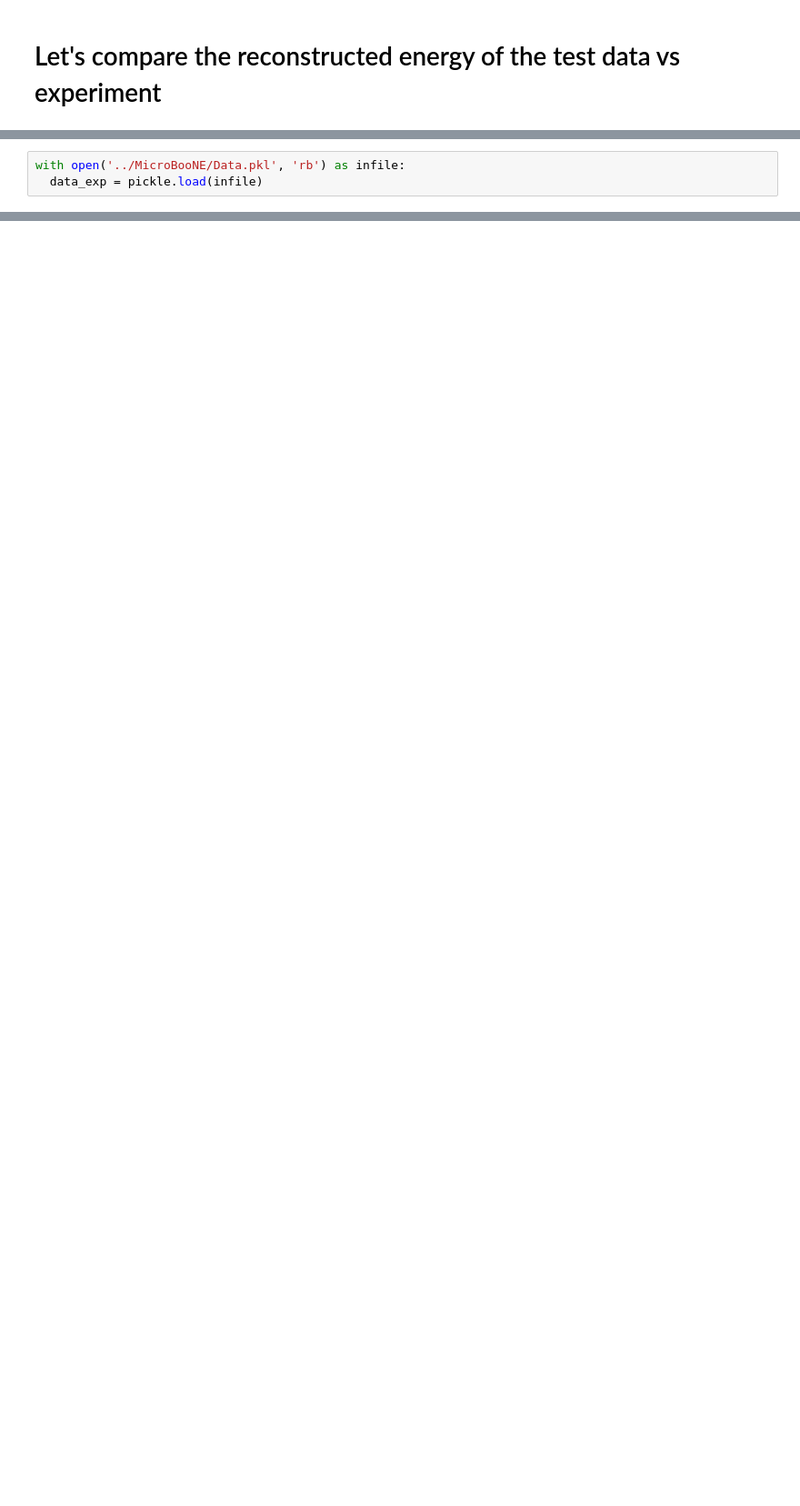
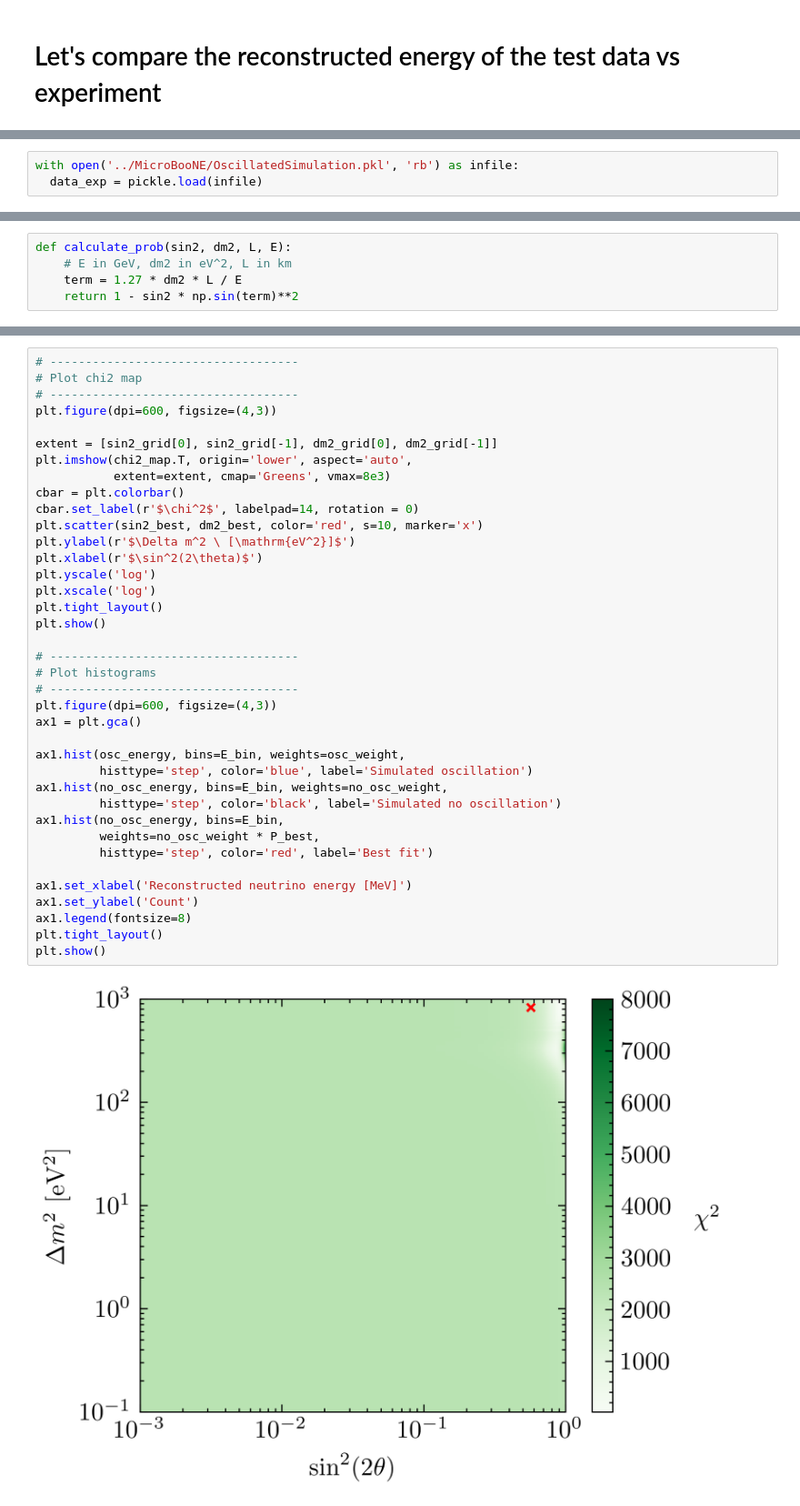
Before and after one commit to wnguyen1312/Neutrino-Oscillation, a Jupyter notebook: notebooks/ML Selection.ipynb, the cells around one changed output, grey strips where cells are left out. Shown at 91% size. Drawn from its saved outputs; the diff is of its cells as text; blank space fills up the shorter version.

```diff
--- a/notebooks/ML Selection.ipynb
+++ b/notebooks/ML Selection.ipynb
@@ -270,5 +273,5 @@ plt.show()
 # %%
-with open('../MicroBooNE/Data.pkl', 'rb') as infile:
+with open('../MicroBooNE/OscillatedSimulation.pkl', 'rb') as infile:
   data_exp = pickle.load(infile)
 # %%
 for variable_name in list(data_exp):
@@ -297 +297,6 @@ Muon momenutm (scattering estimate)
+# %%
+def calculate_prob(sin2, dm2, L, E):
+    # E in GeV, dm2 in eV^2, L in km
+    term = 1.27 * dm2 * L / E
+    return 1 - sin2 * np.sin(term)**2
 # %%
@@ -376,0 +466,40 @@ Number of experimental events passing ML selection: 25868
+# %%
+# -----------------------------------
+# Plot chi2 map
+# -----------------------------------
+plt.figure(dpi=600, figsize=(4,3))
+
+extent = [sin2_grid[0], sin2_grid[-1], dm2_grid[0], dm2_grid[-1]]
+plt.imshow(chi2_map.T, origin='lower', aspect='auto',
+           extent=extent, cmap='Greens', vmax=8e3)
+cbar = plt.colorbar()
+cbar.set_label(r'$\chi^2$', labelpad=14, rotation = 0)
+plt.scatter(sin2_best, dm2_best, color='red', s=10, marker='x')
+plt.ylabel(r'$\Delta m^2 \ [\mathrm{eV^2}]$')
+plt.xlabel(r'$\sin^2(2\theta)$')
+plt.yscale('log')
+plt.xscale('log')
+plt.tight_layout()
+plt.show()
+
+# -----------------------------------
+# Plot histograms
+# -----------------------------------
+plt.figure(dpi=600, figsize=(4,3))
+ax1 = plt.gca()
+
+ax1.hist(osc_energy, bins=E_bin, weights=osc_weight,
+         histtype='step', color='blue', label='Simulated oscillation')
+ax1.hist(no_osc_energy, bins=E_bin, weights=no_osc_weight,
+         histtype='step', color='black', label='Simulated no oscillation')
+ax1.hist(no_osc_energy, bins=E_bin,
+         weights=no_osc_weight * P_best,
+         histtype='step', color='red', label='Best fit')
+
+ax1.set_xlabel('Reconstructed neutrino energy [MeV]')
+ax1.set_ylabel('Count')
+ax1.legend(fontsize=8)
+plt.tight_layout()
+plt.show()
+# %% [output]
+[figure, added]
```
Also changed, not shown: parts of 22 cells of this notebook.
